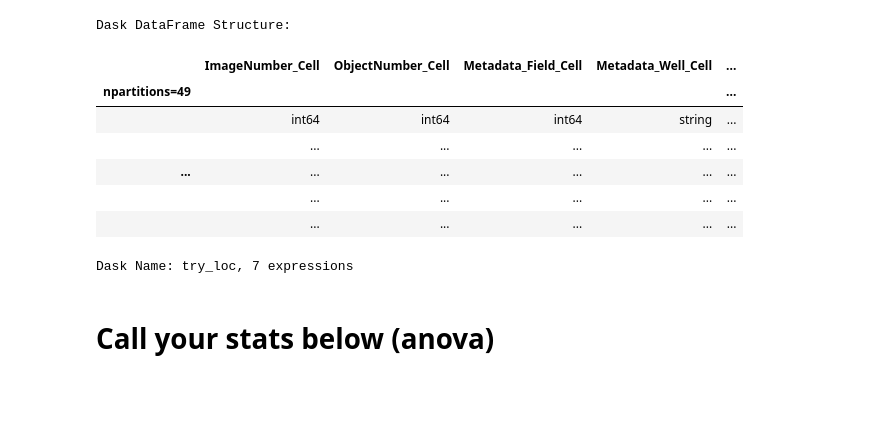
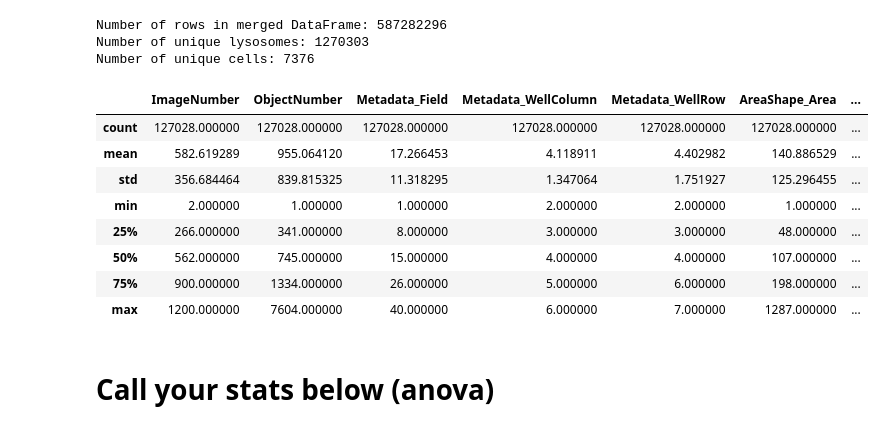
Before and after one commit to allielas/bioimage_binder, a Jupyter notebook: CP_DataMining.ipynb, the cells around one changed output. Saved outputs shown, nothing was run; the diff lists cells and outputs as text; code cells hidden in the pictures; blank space fills up the shorter version.

```diff
--- a/CP_DataMining.ipynb
+++ b/CP_DataMining.ipynb
@@ -60,18 +60,18 @@ print(platemap_df.columns.tolist())
 
 #Import the cellprofiler csv files using dask to save memory
 image_df = dd.read_csv(image_path)
-pre_nuclei_df = dd.read_csv(nuc_path, usecols=['ImageNumber','ObjectNumber','Metadata_Well', 'Metadata_Field',
+pre_nuclei_df = dd.read_csv(nuc_path, usecols=['ObjectNumber','ImageNumber','Metadata_Well', 'Metadata_Field',
                                           'Metadata_WellColumn', 'Metadata_WellRow', 'AreaShape_Area',
-                                         'AreaShape_Eccentricity','Parent_CellOutline'])
-pre_cell_df = dd.read_csv(cell_path, usecols=['ImageNumber','ObjectNumber','Metadata_Well', 'Metadata_Field',
+                                         'AreaShape_Eccentricity','Parent_CellOutline'],index_col = False)
+pre_cell_df = dd.read_csv(cell_path, usecols=['ObjectNumber','ImageNumber','Metadata_Well', 'Metadata_Field',
                                           'Metadata_WellColumn', 'Metadata_WellRow', 'AreaShape_Area',
                                          'AreaShape_Eccentricity','Children_Lysosomes_Count', 'Children_Mitochondria_Count',
-                                          'Math_Lysosome_CellOutline_Ratio', 'Math_Mitochondria_CellOutline_Ratio'])
-pre_lyso_df = dd.read_csv(lyso_path, usecols=['ImageNumber','ObjectNumber','Metadata_Well', 'Metadata_Field',
+                                          'Math_Lysosome_CellOutline_Ratio', 'Math_Mitochondria_CellOutline_Ratio'], index_col = False)
+pre_lyso_df = dd.read_csv(lyso_path, usecols=['ObjectNumber','ImageNumber','Metadata_Well', 'Metadata_Field',
                                           'Metadata_WellColumn', 'Metadata_WellRow', 'AreaShape_Area',
                                          'AreaShape_Eccentricity','Parent_CellOutline','Intensity_MedianIntensity_LAMP1',
-                                         'Intensity_MeanIntensity_LAMP1','Texture_Contrast_LAMP1_3_01_256'])
-pre_mito_df = dd.read_csv(mito_path, usecols=['ImageNumber','ObjectNumber','Metadata_Well', 'Metadata_Field',
+                                         'Intensity_MeanIntensity_LAMP1','Texture_Contrast_LAMP1_3_01_256'],index_col = False)
+pre_mito_df = dd.read_csv(mito_path, usecols=['ObjectNumber','ImageNumber','Metadata_Well', 'Metadata_Field',
                                           'Metadata_WellColumn', 'Metadata_WellRow', 'AreaShape_Area',
                                          'AreaShape_Eccentricity','Parent_CellOutline','Intensity_MedianIntensity_MitoTracker',
-                                         'Intensity_MeanIntensity_MitoTracker','Texture_Contrast_MitoTracker_3_01_256'])
+                                         'Intensity_MeanIntensity_MitoTracker','Texture_Contrast_MitoTracker_3_01_256'],index_col = False)
@@ -118,12 +185,13 @@ display(merged_lyso.head(100).style)
 # %%
-merged_lyso.loc['right_only']
+#valid_merged_lyso = merged_lyso[merged_lyso['CellObjectNumber'].notnull() & merged_lyso['Parent_CellOutline'].notnull()]
+
+print(f"Number of rows in merged DataFrame: {merged_lyso.shape[0].compute()}")
+print(f"Number of unique lysosomes: {lyso_df.shape[0].compute()}")
+print(f"Number of unique cells: {cell_df.shape[0].compute()}")
+#group = merge_lyso.where()
+
+#display(merged_lyso.compute().head(10))
 # %% [output]
-Dask DataFrame Structure:
+Number of rows in merged DataFrame: 587282296
+Number of unique lysosomes: 1270303
+Number of unique cells: 7376
-|  | ImageNumber_Cell | ObjectNumber_Cell | Metadata_Field_Cell | Metadata_Well_Cell | ... |
-| npartitions=49 |  |  |  |  | ... |
-|  | int64 | int64 | int64 | string | ... |
-|  | ... | ... | ... | ... | ... |
-| ... | ... | ... | ... | ... | ... |
-|  | ... | ... | ... | ... | ... |
-|  | ... | ... | ... | ... | ... |
-Dask Name: try_loc, 7 expressions
@@ -129,0 +201,15 @@ Dask Name: try_loc, 7 expressions
+# %%
+#Trying otut summary stats
+sample_df = lyso_df.sample(frac=0.1).compute()  # Sample 1% of the data for visualization
+
+display(sample_df.describe())
+# %% [output]
+|  | ImageNumber | ObjectNumber | Metadata_Field | Metadata_WellColumn | Metadata_WellRow | AreaShape_Area | ... |
+| count | 127028.000000 | 127028.000000 | 127028.000000 | 127028.000000 | 127028.000000 | 127028.000000 | ... |
+| mean | 582.619289 | 955.064120 | 17.266453 | 4.118911 | 4.402982 | 140.886529 | ... |
+| std | 356.684464 | 839.815325 | 11.318295 | 1.347064 | 1.751927 | 125.296455 | ... |
+| min | 2.000000 | 1.000000 | 1.000000 | 2.000000 | 2.000000 | 1.000000 | ... |
+| 25% | 266.000000 | 341.000000 | 8.000000 | 3.000000 | 3.000000 | 48.000000 | ... |
+| 50% | 562.000000 | 745.000000 | 15.000000 | 4.000000 | 4.000000 | 107.000000 | ... |
+| 75% | 900.000000 | 1334.000000 | 26.000000 | 5.000000 | 6.000000 | 198.000000 | ... |
+| max | 1200.000000 | 7604.000000 | 40.000000 | 6.000000 | 7.000000 | 1287.000000 | ... |
```
Also changed, not shown: parts of 12 cells of this notebook.
